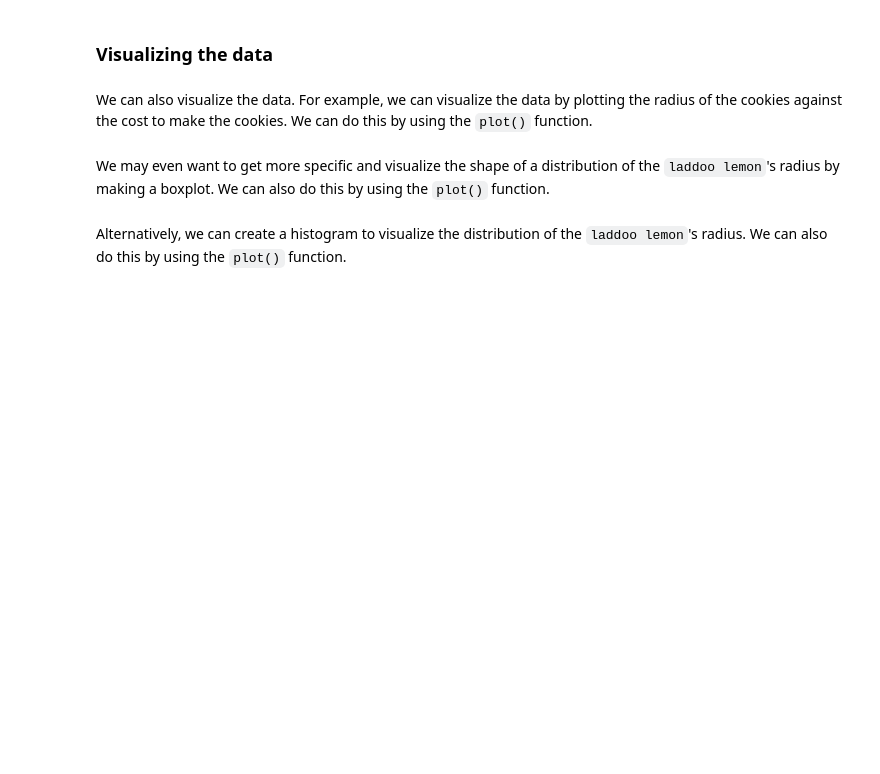
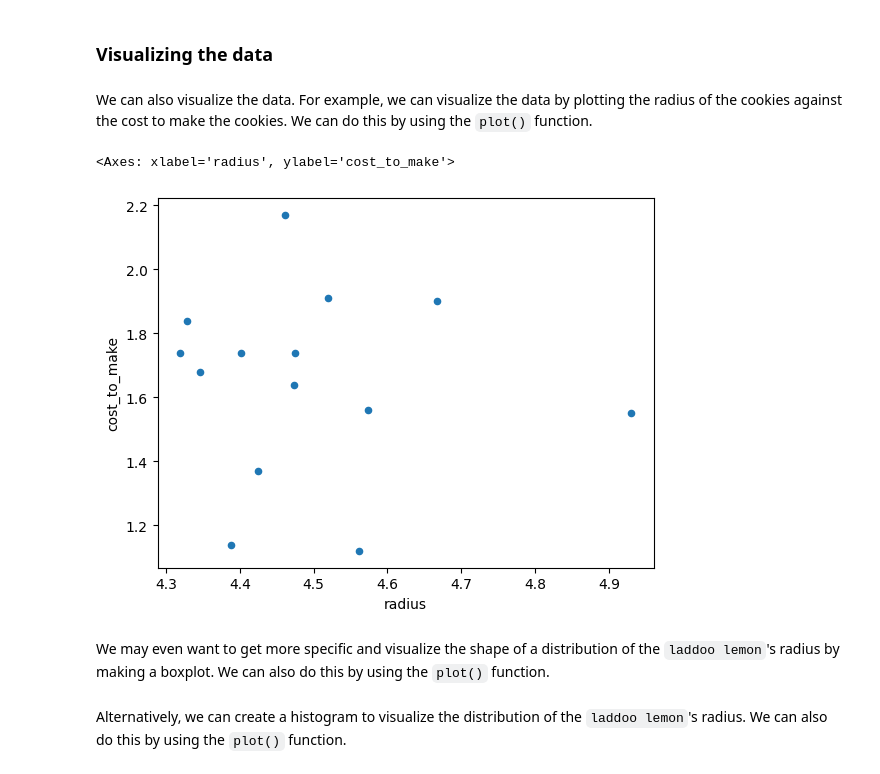
Before and after one commit to Matiasou/Data-Science-Fundamentals, a Jupyter notebook: labs/lab-02/lab02.ipynb, the cells around one changed output. Drawn from its saved outputs; the diff is of its cells as text; code cells hidden in the pictures; blank space fills up the shorter version.

```diff
--- a/labs/lab-02/lab02.ipynb
+++ b/labs/lab-02/lab02.ipynb
@@ -128,3 +245,5 @@ And we can do a lot more things! We will see these concepts be used in the next
 Before trying out these complicated operations, lets first sort the sort the df by the radius of the cookies using the `sort_values()` function.
 # %%
 # TODO: sort the df using sort_values(by='Column', ascending=False)
+cookies_df = cookies_df.sort_values(by='cost_to_make', ascending=False)
+cookies_df.head()
@@ -145,3 +308,6 @@ We may even want to use `groupby()` and filter idea together! For example, we ca
 # %%
 #TODO: filter the data using the boolean expression
 # then group by cookie column
+cookies_df = cookies_df[cookies_df['radius'] > 4.3]
+cookies_df.groupby('cookie')
+cookies_df.head()
@@ -150,3 +323,5 @@ We may also want to aggregate the data. For example, we can aggregate the data b
 # %%
 #TODO: add a column to the dataframe that is the
 # calories per radius
+cookies_df['calories_per_radius'] = cookies_df['calories'] / cookies_df['radius']
+cookies_df.head()
@@ -154,3 +336,5 @@ We may also want to aggregate the data. For example, we can aggregate the data b
 Or we can just get rid of this column if we find it useless. We can do this by using the `drop()` function or indexing.
 # %%
 #TODO: drop the created column
+cookies_df = cookies_df.drop(columns=['calories_per_radius'])
+cookies_df.head()
@@ -160,6 +351,10 @@ Or we can just get rid of this column if we find it useless. We can do this by u
 We can also visualize the data. For example, we can visualize the data by plotting the radius of the cookies against the cost to make the cookies. We can do this by using the `plot()` function.
 # %%
 #TODO: plot the radius (x) versus cost to make (y)
+cookies_df.plot(x='radius', y='cost_to_make', kind='scatter')
+# %% [output]
+<Axes: xlabel='radius', ylabel='cost_to_make'>
+[figure, added]
 # %% [markdown]
 We may even want to get more specific and visualize the shape of a distribution of the `laddoo lemon`'s radius by making a boxplot. We can also do this by using the `plot()` function.
 # %%
```
Also changed, not shown: parts of 22 cells of this notebook.
